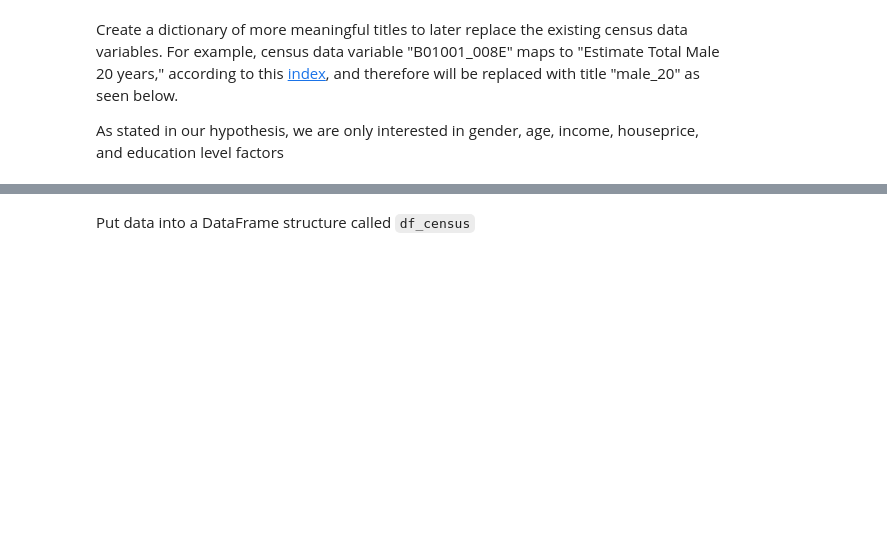
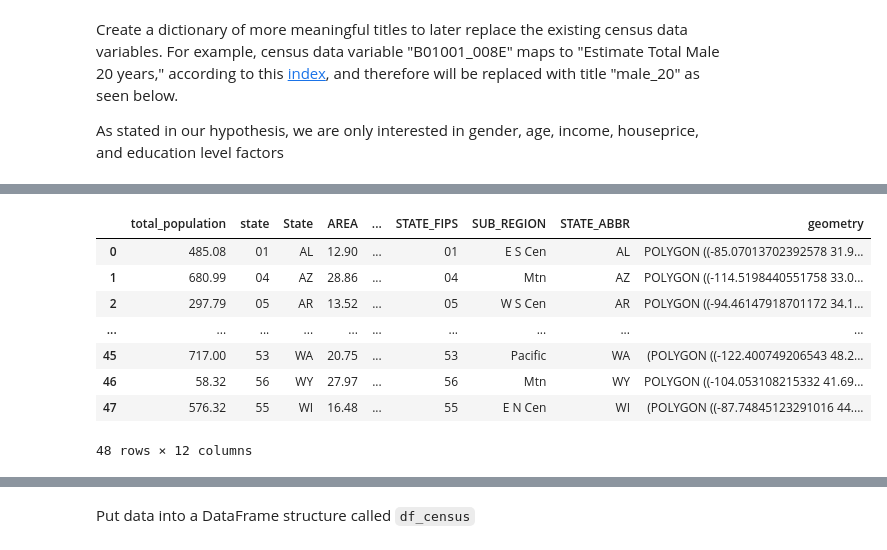
Before and after one commit to reveloff-ucsd/COGS108_44, a Jupyter notebook: FinalProject.ipynb, the cells around one changed output, grey strips where cells are left out. Saved outputs shown, nothing was run; the diff lists cells and outputs as text; code cells hidden in the pictures; blank space fills up the shorter version.

```diff
--- a/FinalProject.ipynb
+++ b/FinalProject.ipynb
@@ -164,0 +310,14 @@ As stated in our hypothesis, we are only interested in gender, age, income, hous
+# %%
+geo_table = gpd.read_file(libpysal.examples.get_path('us48.shp'))
+df_population=df_population.merge(geo_table,left_on='State',right_on='STATE_ABBR')
+df_population
+# %% [output]
+|  | total_population | state | State | AREA | ... | STATE_FIPS | SUB_REGION | STATE_ABBR | geometry |
+| 0 | 485.08 | 01 | AL | 12.90 | ... | 01 | E S Cen | AL | POLYGON ((-85.07013702392578 31.9... |
+| 1 | 680.99 | 04 | AZ | 28.86 | ... | 04 | Mtn | AZ | POLYGON ((-114.5198440551758 33.0... |
+| 2 | 297.79 | 05 | AR | 13.52 | ... | 05 | W S Cen | AR | POLYGON ((-94.46147918701172 34.1... |
+| ... | ... | ... | ... | ... | ... | ... | ... | ... | ... |
+| 45 | 717.00 | 53 | WA | 20.75 | ... | 53 | Pacific | WA | (POLYGON ((-122.400749206543 48.2... |
+| 46 | 58.32 | 56 | WY | 27.97 | ... | 56 | Mtn | WY | POLYGON ((-104.053108215332 41.69... |
+| 47 | 576.32 | 55 | WI | 16.48 | ... | 55 | E N Cen | WI | (POLYGON ((-87.74845123291016 44.... |
+48 rows × 12 columns
```
Also changed, not shown: parts of 35 cells of this notebook.
